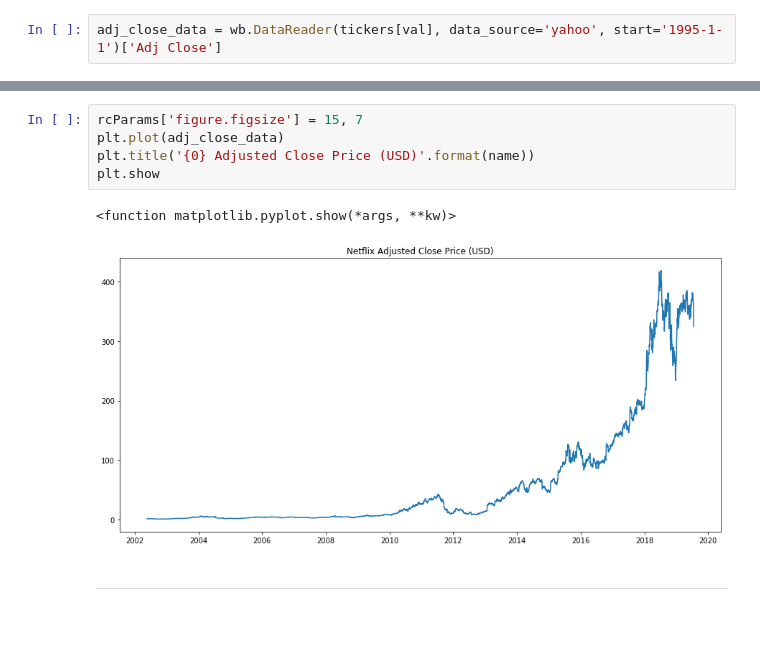
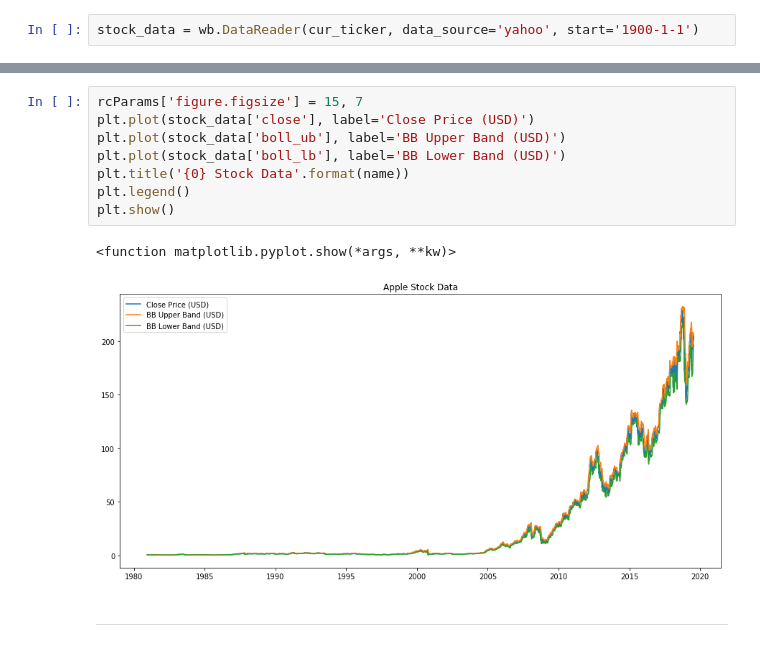
Before and after one commit to seanvhq/stockPredictionRepo, a Jupyter notebook: stockPrediction.ipynb, the cells around one changed output, grey strips where cells are left out. Saved outputs shown, nothing was run; the diff lists cells and outputs as text.

Commit message:
added some stock indicators

```diff
--- a/stockPrediction.ipynb
+++ b/stockPrediction.ipynb
@@ -133,2 +127,2 @@ Current Netflix sentiment: Bad.
 # %%
-adj_close_data = wb.DataReader(tickers[val], data_source='yahoo', start='1995-1-1')['Adj Close']
+stock_data = wb.DataReader(cur_ticker, data_source='yahoo', start='1900-1-1')
@@ -135,10 +136,13 @@ adj_close_data = wb.DataReader(tickers[val], data_source='yahoo', start='1995-1-
 # %%
 rcParams['figure.figsize'] = 15, 7
-plt.plot(adj_close_data)
-plt.title('{0} Adjusted Close Price (USD)'.format(name))
-plt.show
+plt.plot(stock_data['close'], label='Close Price (USD)')
+plt.plot(stock_data['boll_ub'], label='BB Upper Band (USD)')
+plt.plot(stock_data['boll_lb'], label='BB Lower Band (USD)')
+plt.title('{0} Stock Data'.format(name))
+plt.legend()
+plt.show()
 # %% [output]
 <function matplotlib.pyplot.show(*args, **kw)>
-[figure, old version]
+[figure, new version]
 # %% [markdown]
 -------------------------------------
```
Also changed, not shown: parts of 4 cells of this notebook, 1 other file.
